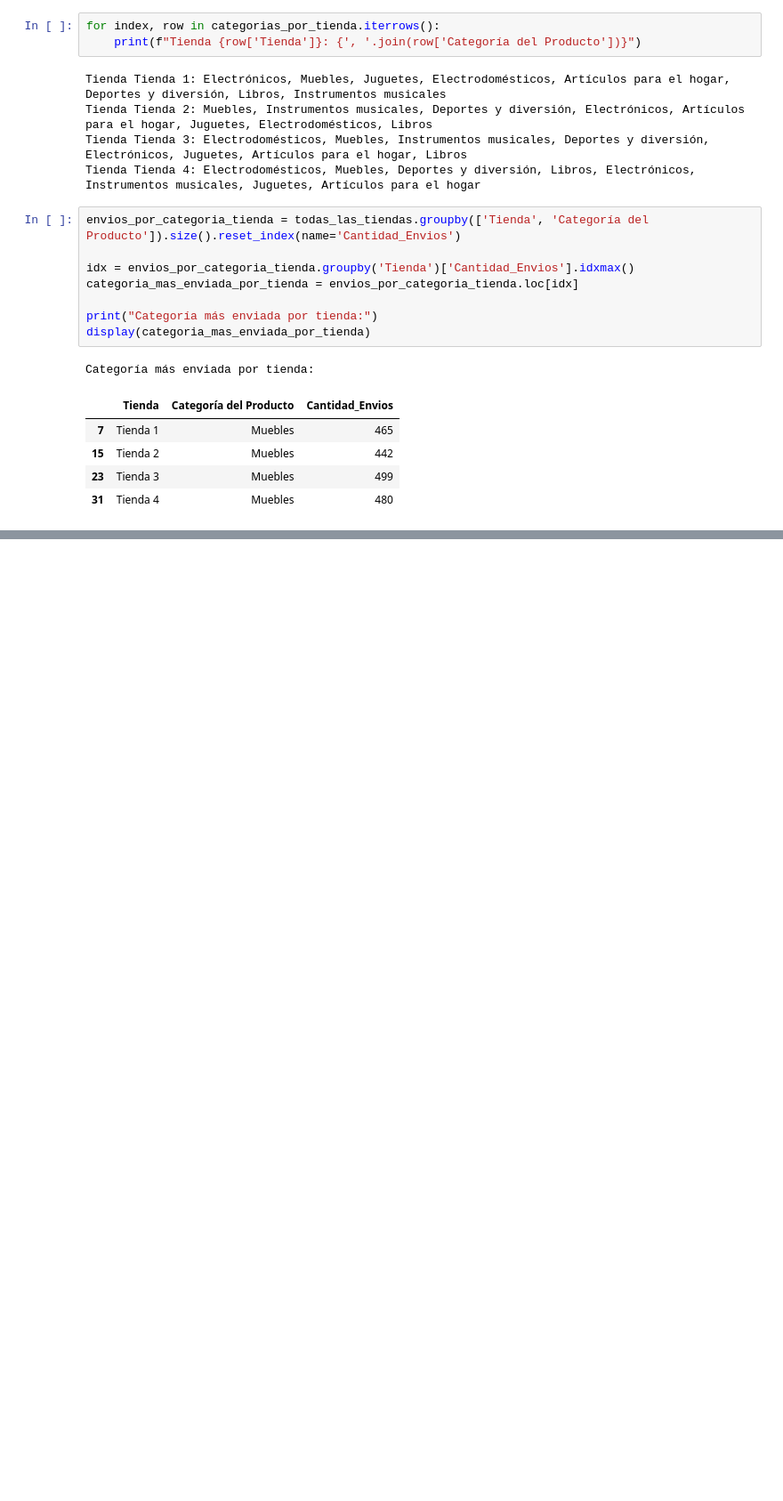
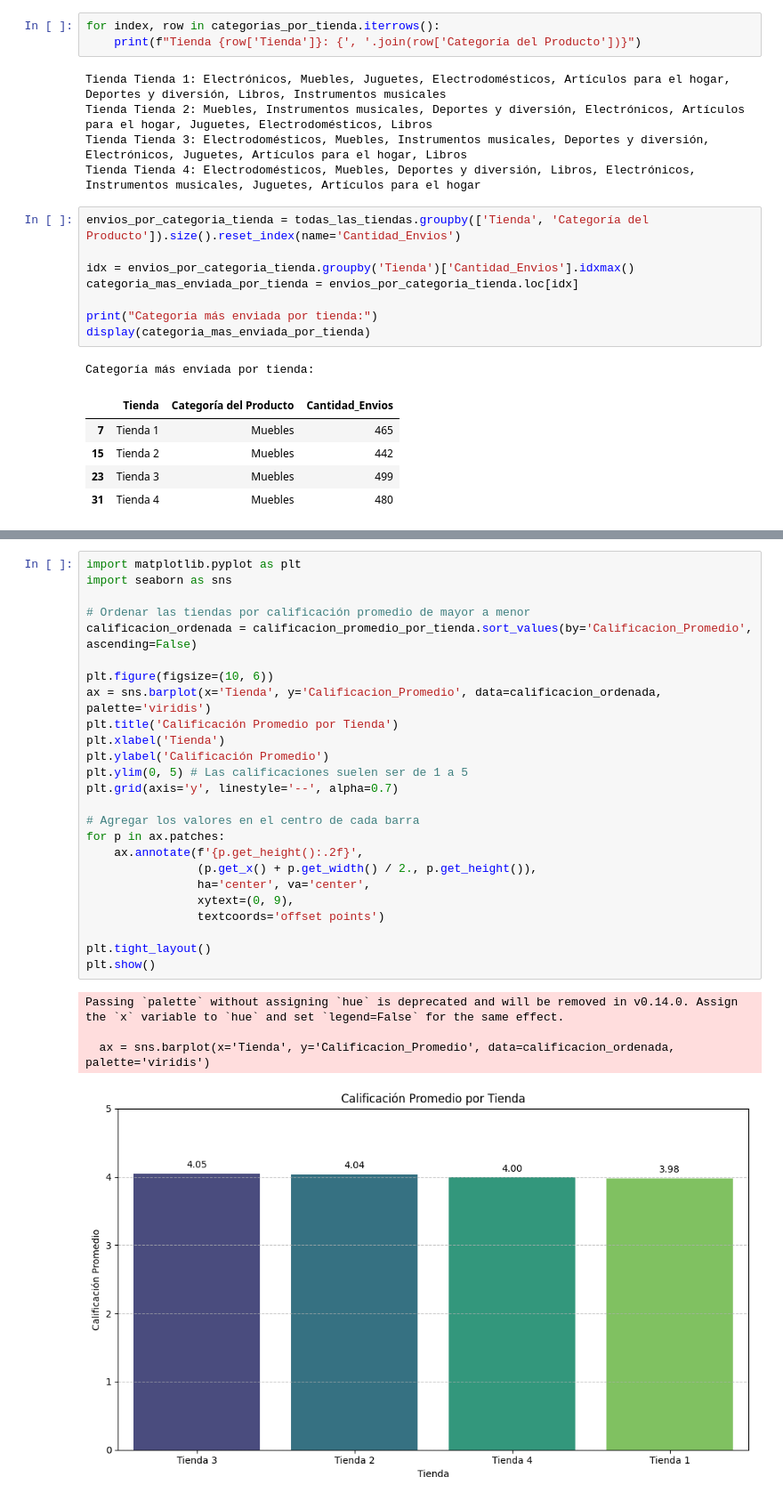
Before and after one commit to Jhackelyn/Cursos-Alura, a Jupyter notebook: AluraStoreLatam.ipynb, the cells around one changed output, grey strips where cells are left out. Shown at 89% size. Drawn from its saved outputs; the diff is of its cells as text; blank space fills up the shorter version.

```diff
--- a/AluraStoreLatam.ipynb
+++ b/AluraStoreLatam.ipynb
@@ -158,0 +208,30 @@ Categoría más enviada por tienda:
+# %%
+import matplotlib.pyplot as plt
+import seaborn as sns
+
+# Ordenar las tiendas por calificación promedio de mayor a menor
+calificacion_ordenada = calificacion_promedio_por_tienda.sort_values(by='Calificacion_Promedio', ascending=False)
+
+plt.figure(figsize=(10, 6))
+ax = sns.barplot(x='Tienda', y='Calificacion_Promedio', data=calificacion_ordenada, palette='viridis')
+plt.title('Calificación Promedio por Tienda')
+plt.xlabel('Tienda')
+plt.ylabel('Calificación Promedio')
+plt.ylim(0, 5) # Las calificaciones suelen ser de 1 a 5
+plt.grid(axis='y', linestyle='--', alpha=0.7)
+
+# Agregar los valores en el centro de cada barra
+for p in ax.patches:
+    ax.annotate(f'{p.get_height():.2f}',
+                (p.get_x() + p.get_width() / 2., p.get_height()),
+                ha='center', va='center',
+                xytext=(0, 9),
+                textcoords='offset points')
+
+plt.tight_layout()
+plt.show()
+# %% [output]
+Passing `palette` without assigning `hue` is deprecated and will be removed in v0.14.0. Assign the `x` variable to `hue` and set `legend=False` for the same effect.
+
+  ax = sns.barplot(x='Tienda', y='Calificacion_Promedio', data=calificacion_ordenada, palette='viridis')
+[figure, added]
```
Also changed, not shown: parts of 3 cells of this notebook.
